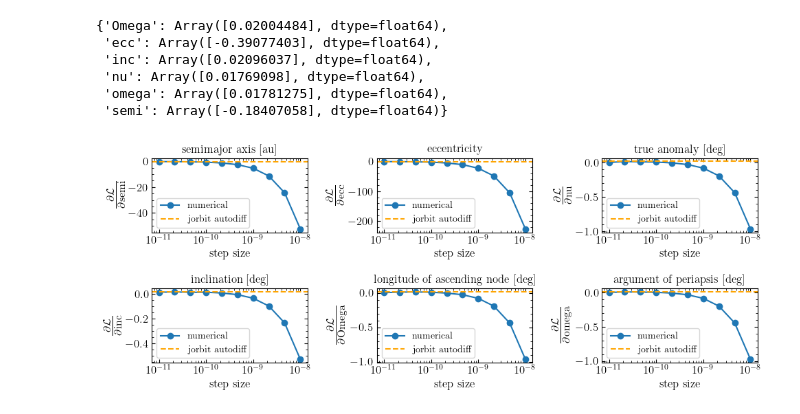
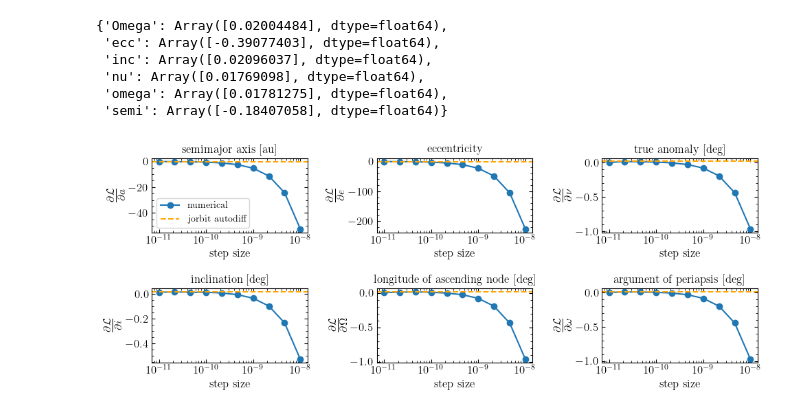
Before and after one commit to ben-cassese/jorbit, a Jupyter notebook: paper/autodiff_compare.ipynb, the cells around one changed output. Drawn from its saved outputs; the diff is of its cells as text; code cells hidden in the pictures.

```diff
--- a/paper/autodiff_compare.ipynb
+++ b/paper/autodiff_compare.ipynb
@@ -97,34 +97,42 @@ fig, ax = plt.subplots(nrows=2, ncols=3, figsize=(10, 4))
 for i, param in enumerate(["semi", "ecc", "nu", "inc", "Omega", "omega"]):
     ax = plt.subplot(2, 3, i + 1)
     ax.plot(
         10 ** jnp.linspace(-8, -11, 10),
         numerical_derivs[param],
         marker="o",
         label="numerical",
     )
     ax.axhline(
         autodiff_grads[param], color="orange", linestyle="--", label="jorbit autodiff"
     )
     ax.set_xscale("log")
-    ax.legend(fontsize=10)
+    if i == 0: ax.legend(fontsize=10)
 
 proper_names = [
     "semimajor axis [au]",
     "eccentricity",
     "true anomaly [deg]",
     "inclination [deg]",
     "longitude of ascending node [deg]",
     "argument of periapsis [deg]",
 ]
+frac_names = [
+    "a",
+    "e",
+    "\\nu",
+    "i",
+    "\\Omega",
+    "\\omega",
+]
 for i, param in enumerate(["semi", "ecc", "nu", "inc", "Omega", "omega"]):
     ax = plt.subplot(2, 3, i + 1)
     ax.set_title(proper_names[i], fontsize=12)
     ax.tick_params(labelsize=12)
     ax.set_xlabel("step size", fontsize=12)
-    l = "$\\frac{\\partial \\mathcal{L}}{\\partial \\mathrm{" + param + "}}$"
+    l = "$\\frac{\\partial \\mathcal{L}}{\\partial " + frac_names[i] + "}$"
     ax.set_ylabel(l, fontsize=16)
 
 plt.tight_layout()
-plt.savefig("figures/autodiff_vs_numerical.pdf", bbox_inches="tight")
+# plt.savefig("figures/autodiff_vs_numerical.pdf", bbox_inches="tight")
 # %% [output]
-[figure, old version]
+[figure, new version]
```
Also changed, not shown: parts of 1 cell of this notebook, 1 other file.
